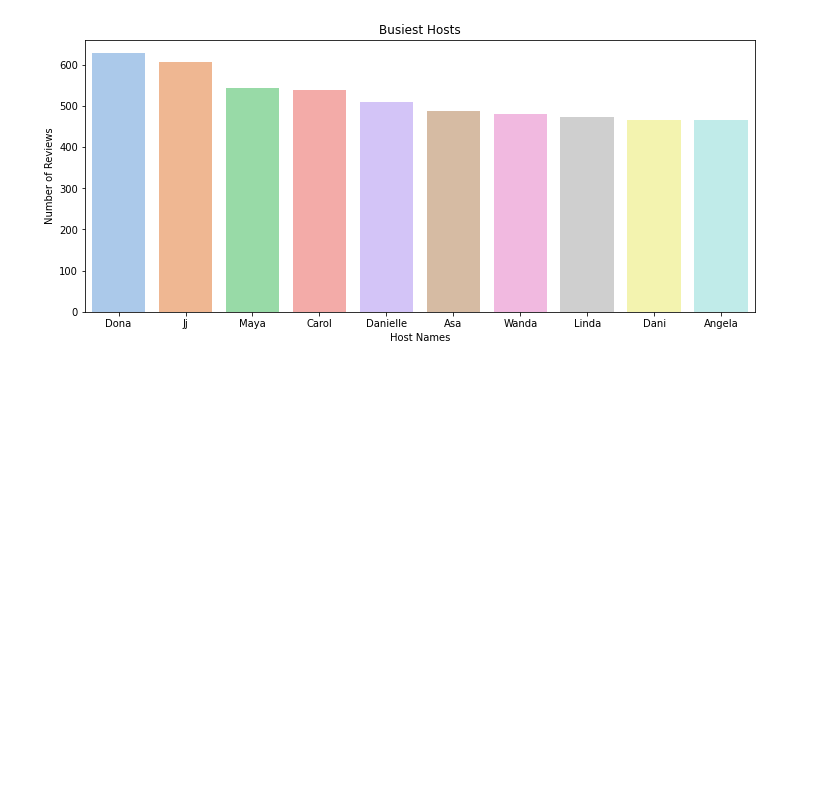
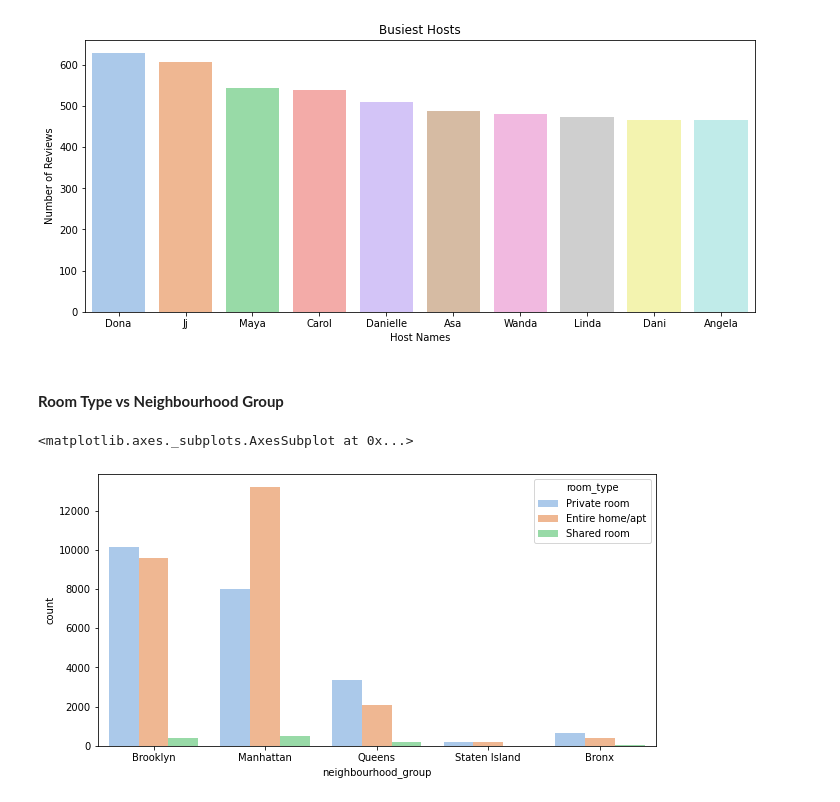
Before and after one commit to itsaniketrathod/Capstone-Project-EDA, a Jupyter notebook: AirBnB_Booking_Analysis.ipynb, the cells around one changed output. Cells and saved outputs as stored; diff of their text form; code cells hidden in the pictures; blank space fills up the shorter version.

```diff
--- a/AirBnB_Booking_Analysis.ipynb
+++ b/AirBnB_Booking_Analysis.ipynb
@@ -320,3 +320,11 @@ plt.show
 # %% [output]
 <function matplotlib.pyplot.show(*args, **kw)>
 [figure]
+# %% [markdown]
+#### **Room Type vs Neighbourhood Group**
+# %%
+plt.figure(figsize=(10,5))
+sns.countplot(data = airbnb_df, hue = 'room_type', x = 'neighbourhood_group',palette='pastel')
+# %% [output]
+<matplotlib.axes._subplots.AxesSubplot at 0x...>
+[figure, added]
```
